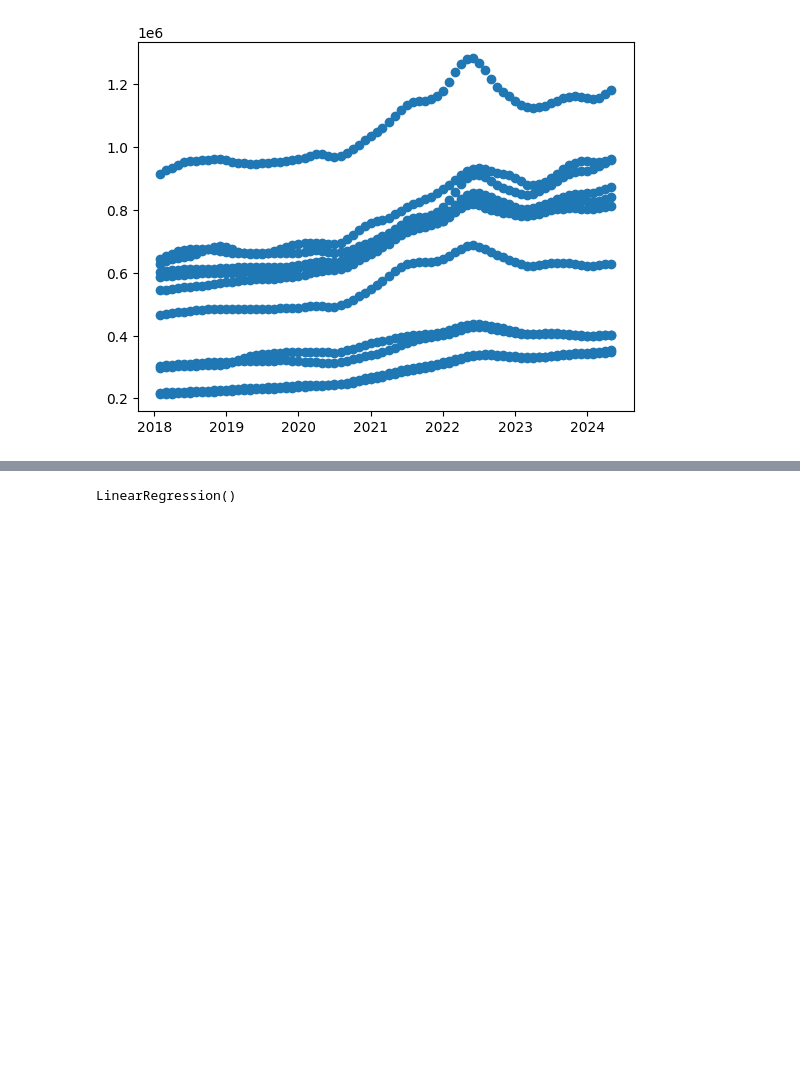
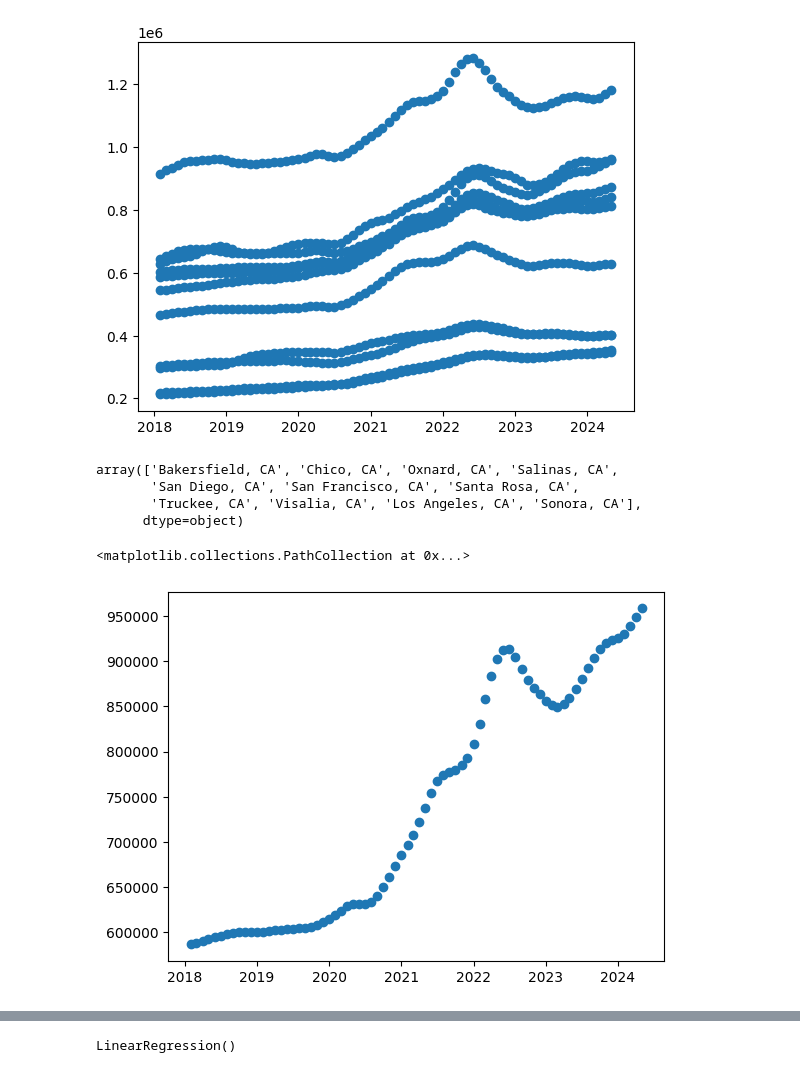
Before and after one commit to LindsClar/Capstone_2, a Jupyter notebook: 27_3_Capstone_Two_Pre_processing_and_Training_Data_Development.ipynb, the cells around one changed output, grey strips where cells are left out. Saved outputs shown, nothing was run; the diff lists cells and outputs as text; code cells hidden in the pictures; blank space fills up the shorter version.

```diff
--- a/27_3_Capstone_Two_Pre_processing_and_Training_Data_Development.ipynb
+++ b/27_3_Capstone_Two_Pre_processing_and_Training_Data_Development.ipynb
@@ -104,12 +123,3 @@ plt.scatter(CA['Date'], CA['HomeValue'])
 # %% [output]
 <matplotlib.collections.PathCollection at 0x...>
 [figure]
-# %%
-#create Dummy feature
-dummy = pd.get_dummies(CA['HomeValue'])
-
-CA = pd.concat([CA, dummy], axis=1)
-
-#Testing and merging the df with dummy
-#CA = df.merge(dummy, left_index=True, right_index=True)
-#decided to stick with a concantenation
@@ -129,0 +126,17 @@ y = y.astype('int64')
+# %%
+#Locating the # of unique values
+CA["Location"].nunique()
+CA["Location"].unique()
+# %% [output]
+array(['Bakersfield, CA', 'Chico, CA', 'Oxnard, CA', 'Salinas, CA',
+       'San Diego, CA', 'San Francisco, CA', 'Santa Rosa, CA',
+       'Truckee, CA', 'Visalia, CA', 'Los Angeles, CA', 'Sonora, CA'],
+      dtype=object)
+# %%
+#Focusing on one city homevalues that were consistly recoreded for the State of CA
+CA_SD = CA[CA['Location']=='San Diego, CA']
+
+plt.scatter(CA_SD['Date'], CA_SD['HomeValue'])
+# %% [output]
+<matplotlib.collections.PathCollection at 0x...>
+[figure, added]
```
Also changed, not shown: parts of 22 cells of this notebook.
